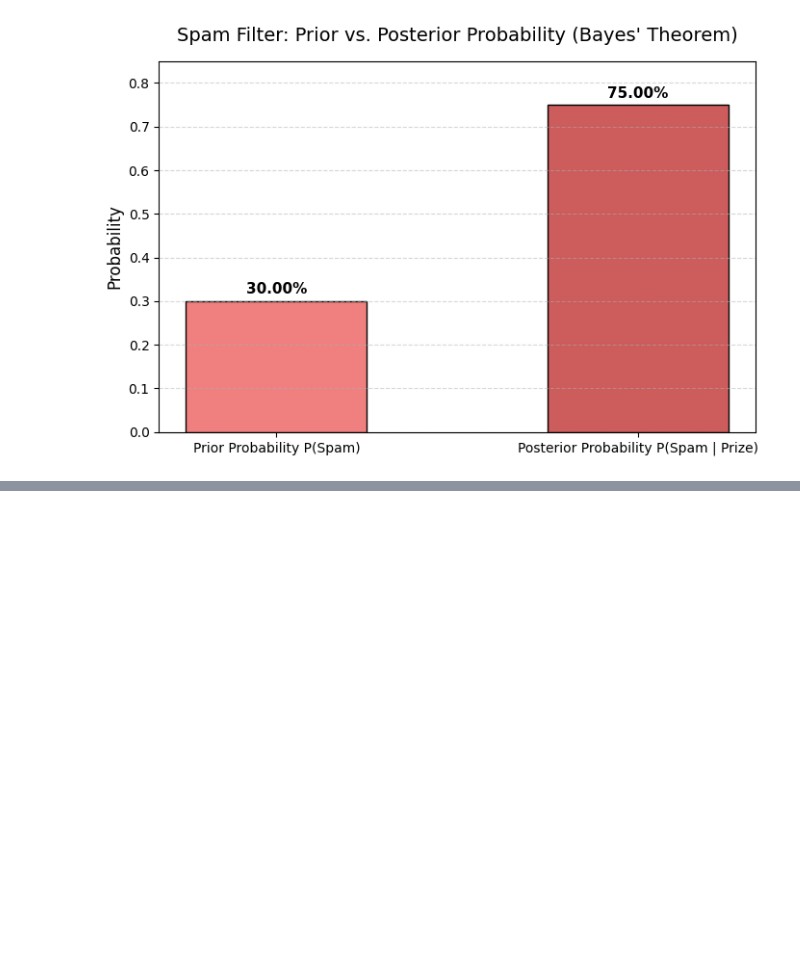
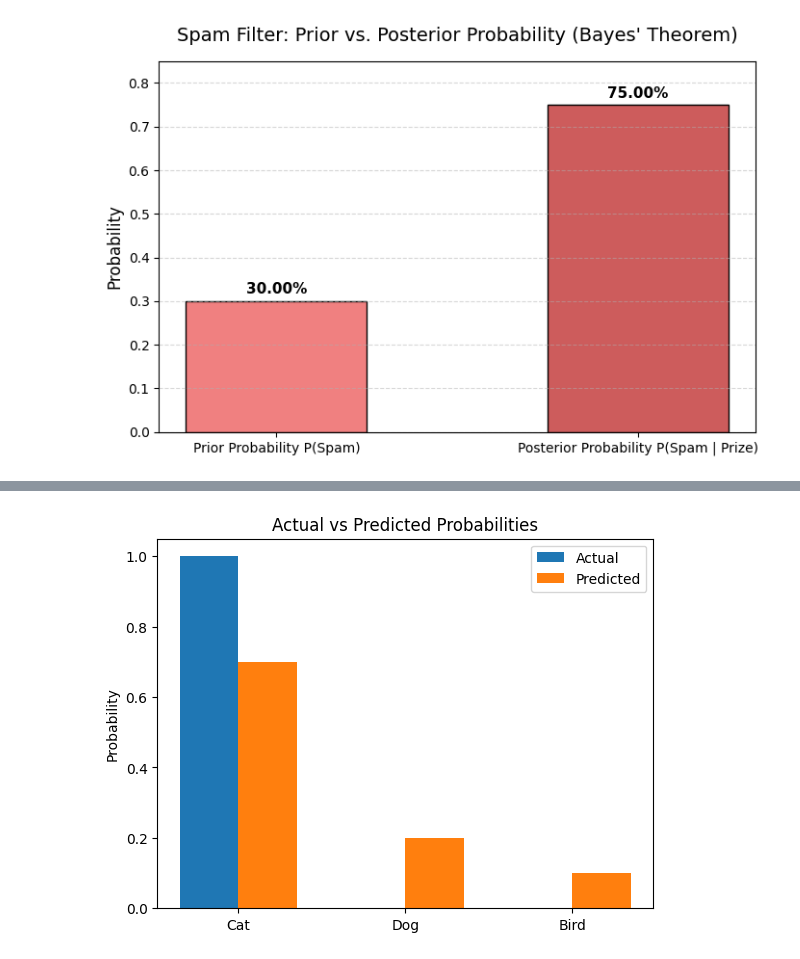
Before and after one commit to bollepallideepthi/CSA47-DeepLearning, a Jupyter notebook: DL_Program's.ipynb, the cells around one changed output, grey strips where cells are left out. Cells and saved outputs as stored; diff of their text form; code cells hidden in the pictures; blank space fills up the shorter version.

```diff
--- a/DL_Program's.ipynb
+++ b/DL_Program's.ipynb
@@ -679,0 +701,24 @@ Posterior Probability of Spam (given 'prize'): 75.00%
+# %%
+import numpy as np
+import matplotlib.pyplot as plt
+
+Y = np.array([1, 0, 0])
+P = np.array([0.7, 0.2, 0.1])
+classes = ["Cat", "Dog", "Bird"]
+
+cross_entropy = -np.sum(Y * np.log(P))
+
+print("Cross-entropy loss:", cross_entropy)
+
+x = np.arange(len(classes))
+width = 0.35
+
+plt.bar(x - width/2, Y, width, label="Actual")
+plt.bar(x + width/2, P, width, label="Predicted")
+
+plt.xticks(x, classes)
+plt.ylabel("Probability")
+plt.title("Actual vs Predicted Probabilities")
+plt.legend()
+plt.show()
+# %% [output]
@@ -679,0 +726 @@ Posterior Probability of Spam (given 'prize'): 75.00%
+[figure, added]
```
Also changed, not shown: parts of 11 cells of this notebook.
